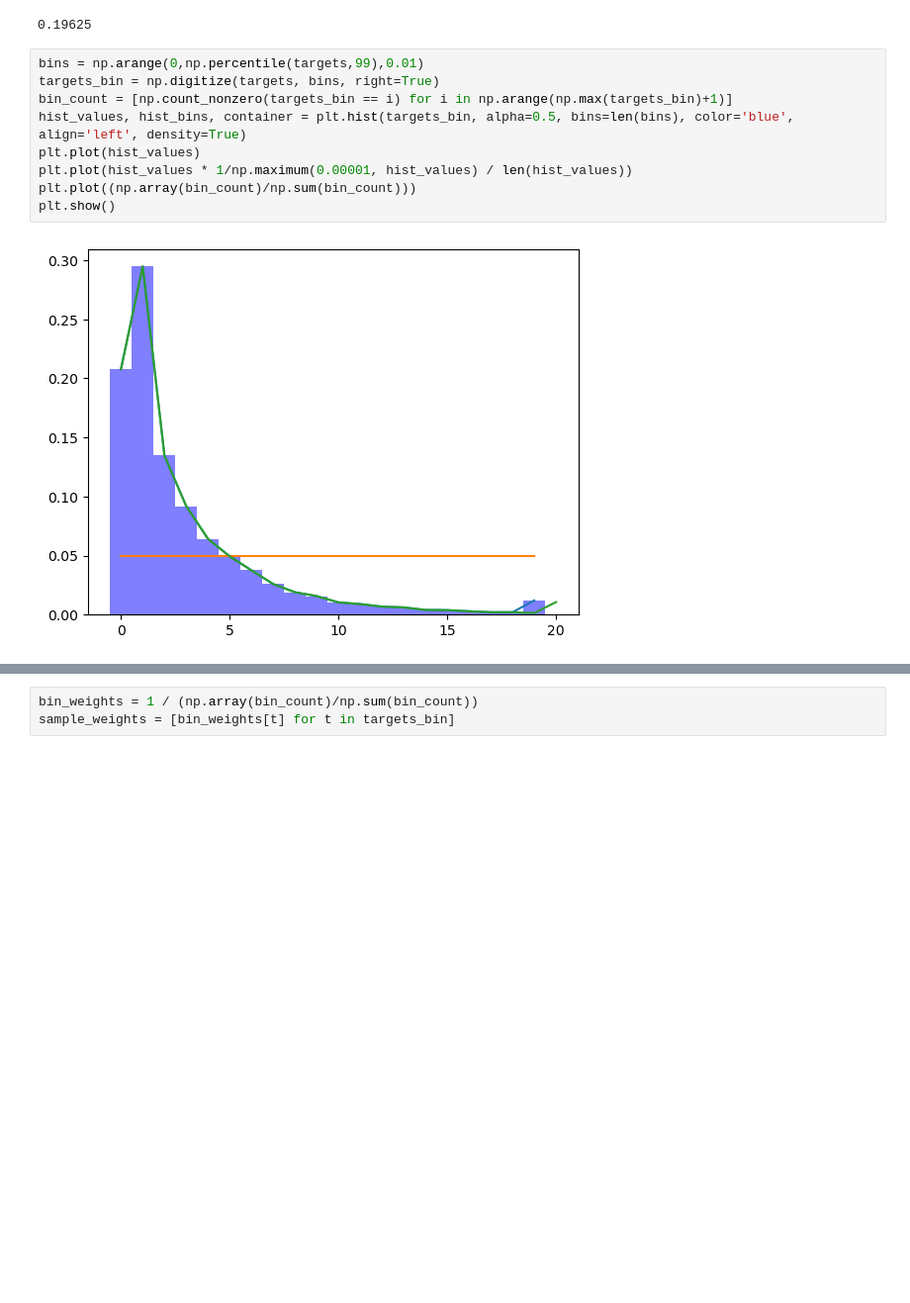
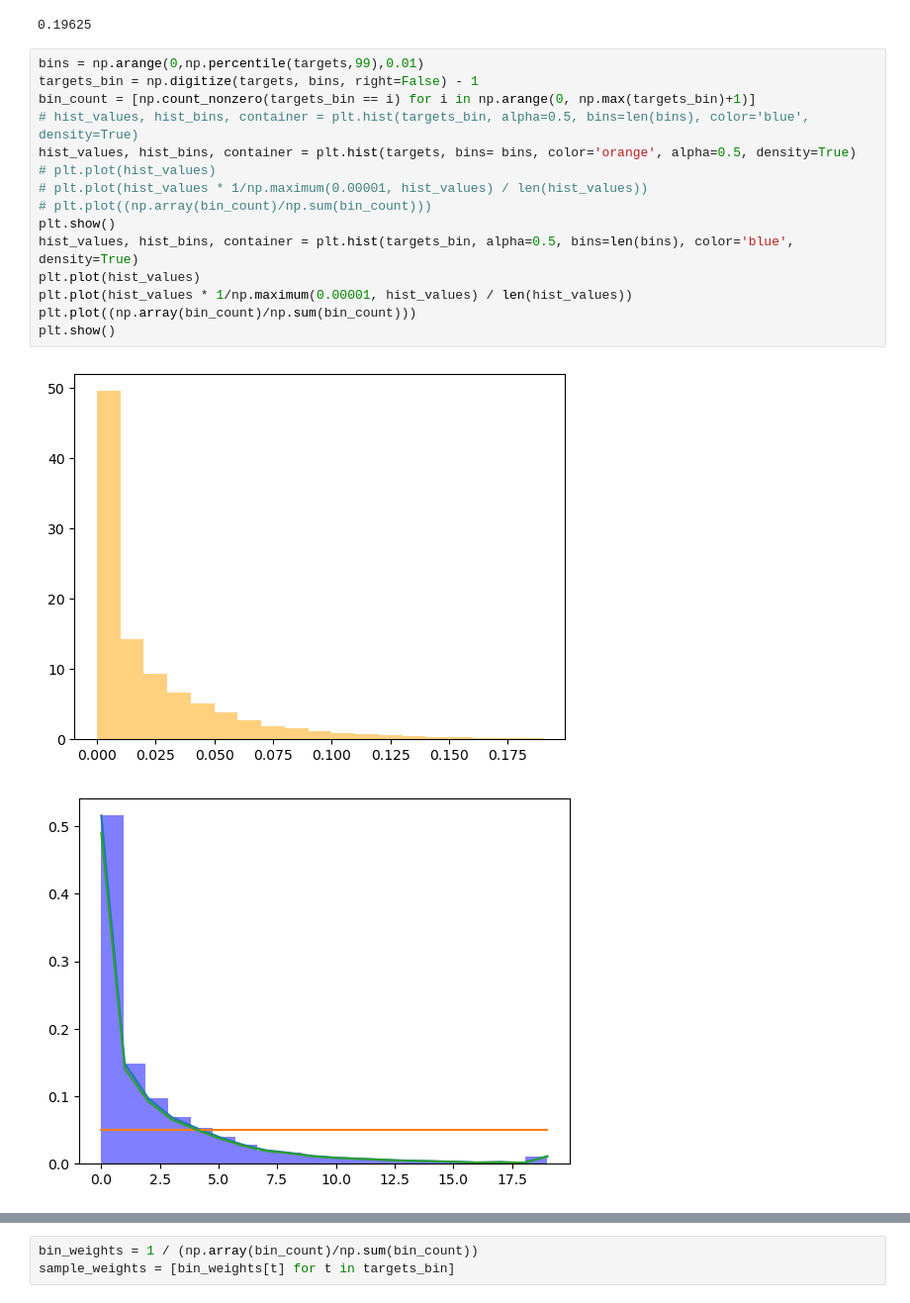
Before and after one commit to TimEngelmann/future-deforestation, a Jupyter notebook: notebooks/data_splitting.ipynb, the cells around one changed output, grey strips where cells are left out. Shown at 99% size. Cells and saved outputs as stored; diff of their text form; blank space fills up the shorter version.

```diff
--- a/notebooks/data_splitting.ipynb
+++ b/notebooks/data_splitting.ipynb
@@ -414,12 +435,19 @@ np.percentile(targets,99)
 0.19625
 # %%
 bins = np.arange(0,np.percentile(targets,99),0.01)
-targets_bin = np.digitize(targets, bins, right=True)
-bin_count = [np.count_nonzero(targets_bin == i) for i in np.arange(np.max(targets_bin)+1)]
-hist_values, hist_bins, container = plt.hist(targets_bin, alpha=0.5, bins=len(bins), color='blue', align='left', density=True)
+targets_bin = np.digitize(targets, bins, right=False) - 1
+bin_count = [np.count_nonzero(targets_bin == i) for i in np.arange(0, np.max(targets_bin)+1)]
+# hist_values, hist_bins, container = plt.hist(targets_bin, alpha=0.5, bins=len(bins), color='blue', density=True)
+hist_values, hist_bins, container = plt.hist(targets, bins= bins, color='orange', alpha=0.5, density=True)
+# plt.plot(hist_values)
+# plt.plot(hist_values * 1/np.maximum(0.00001, hist_values) / len(hist_values))
+# plt.plot((np.array(bin_count)/np.sum(bin_count)))
+plt.show()
+hist_values, hist_bins, container = plt.hist(targets_bin, alpha=0.5, bins=len(bins), color='blue', density=True)
 plt.plot(hist_values)
 plt.plot(hist_values * 1/np.maximum(0.00001, hist_values) / len(hist_values))
 plt.plot((np.array(bin_count)/np.sum(bin_count)))
 plt.show()
 # %% [output]
-[figure, old version]
+[figure, new version]
+[figure, added]
```
Also changed, not shown: parts of 8 cells of this notebook, 11 other files.
